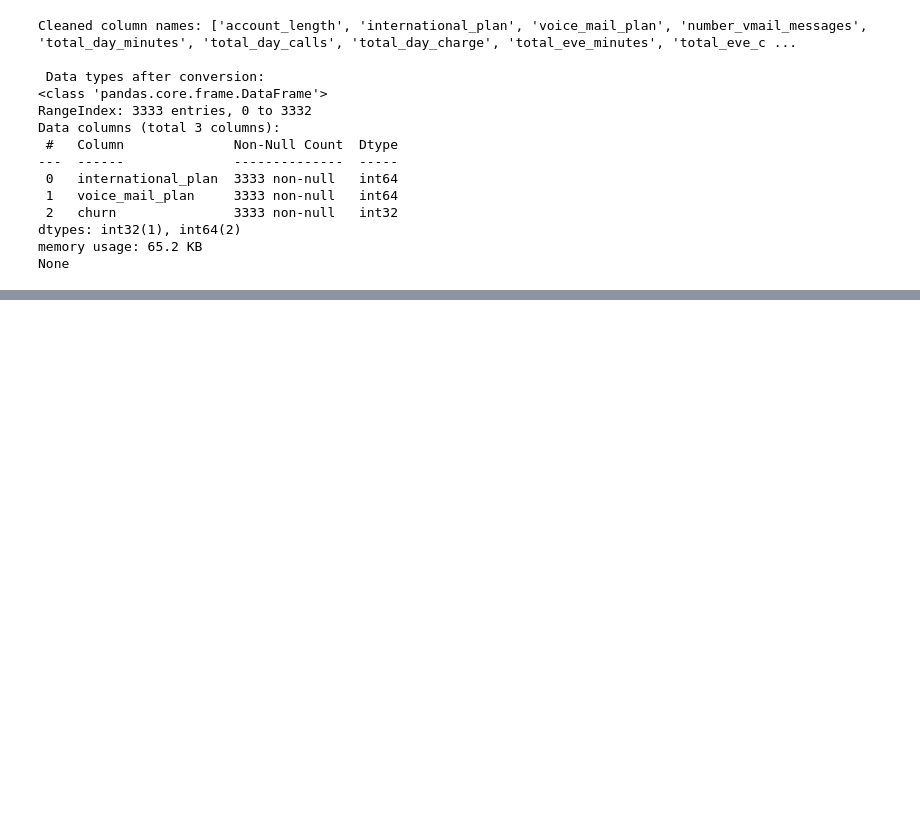
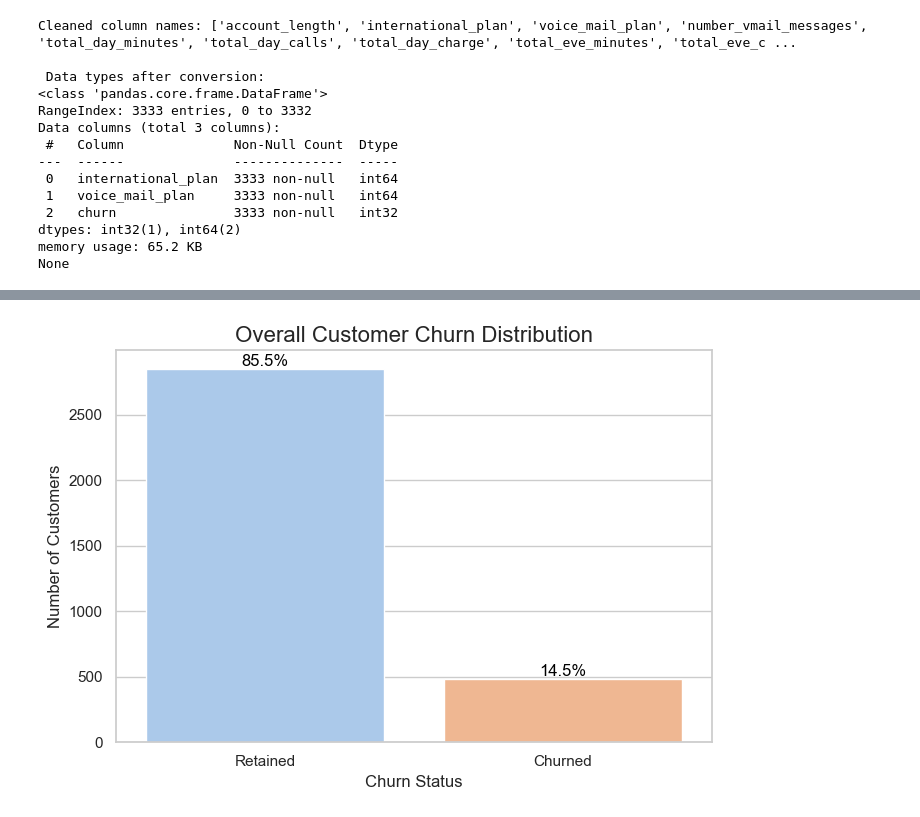
Before and after one commit to boniface2025/Bnjeri_churn_project_phase3, a Jupyter notebook: Bnjeri_Project3.ipynb, the cells around one changed output, grey strips where cells are left out. Cells and saved outputs as stored; diff of their text form; code cells hidden in the pictures; blank space fills up the shorter version.

```diff
--- a/Bnjeri_Project3.ipynb
+++ b/Bnjeri_Project3.ipynb
@@ -213,0 +227,29 @@ None
+# %%
+import os
+
+# Create a folder named "visuals" to save all plots
+if not os.path.exists("visuals"):
+    os.makedirs("visuals")
+
+# Visualize the distribution of the target variable 'churn'
+plt.figure(figsize=(7, 5))
+ax = sns.countplot(x='churn', data=df, palette='pastel')
+plt.title('Overall Customer Churn Distribution', fontsize=16)
+plt.xlabel('Churn Status', fontsize=12)
+plt.ylabel('Number of Customers', fontsize=12)
+plt.xticks(ticks=[0, 1], labels=['Retained', 'Churned'])
+
+# Annotate bars with percentage values
+total = len(df)
+for p in ax.patches:
+    percentage = f'{(p.get_height() / total) * 100:.1f}%'
+    x = p.get_x() + p.get_width() / 2
+    y = p.get_height()
+    ax.annotate(percentage, (x, y), ha='center', va='bottom', fontsize=12, color='black')
+
+# Save the figure
+plt.tight_layout()
+plt.savefig("visuals/churn_distribution.png")
+plt.show()
+# %% [output]
+[figure, added]
```
Also changed, not shown: parts of 7 cells of this notebook, 2 other files.
